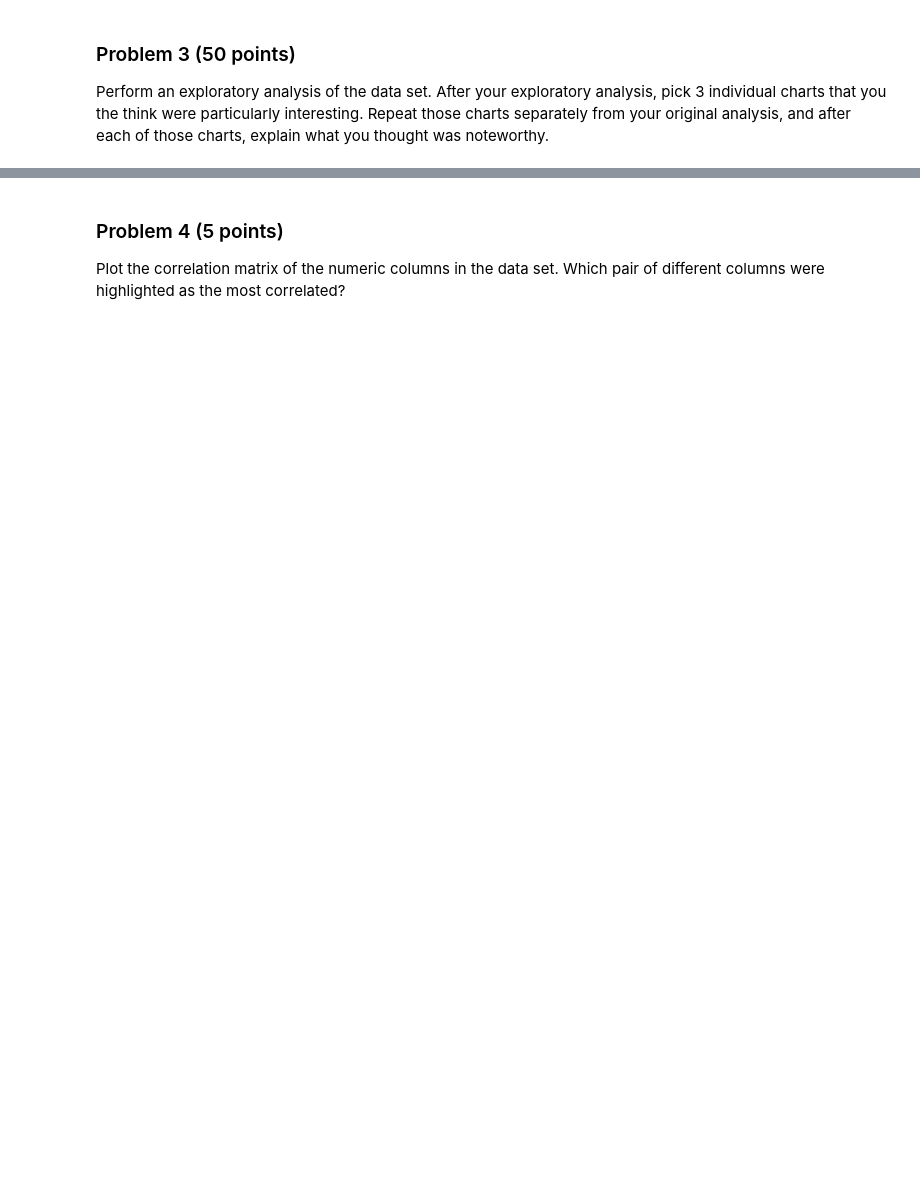
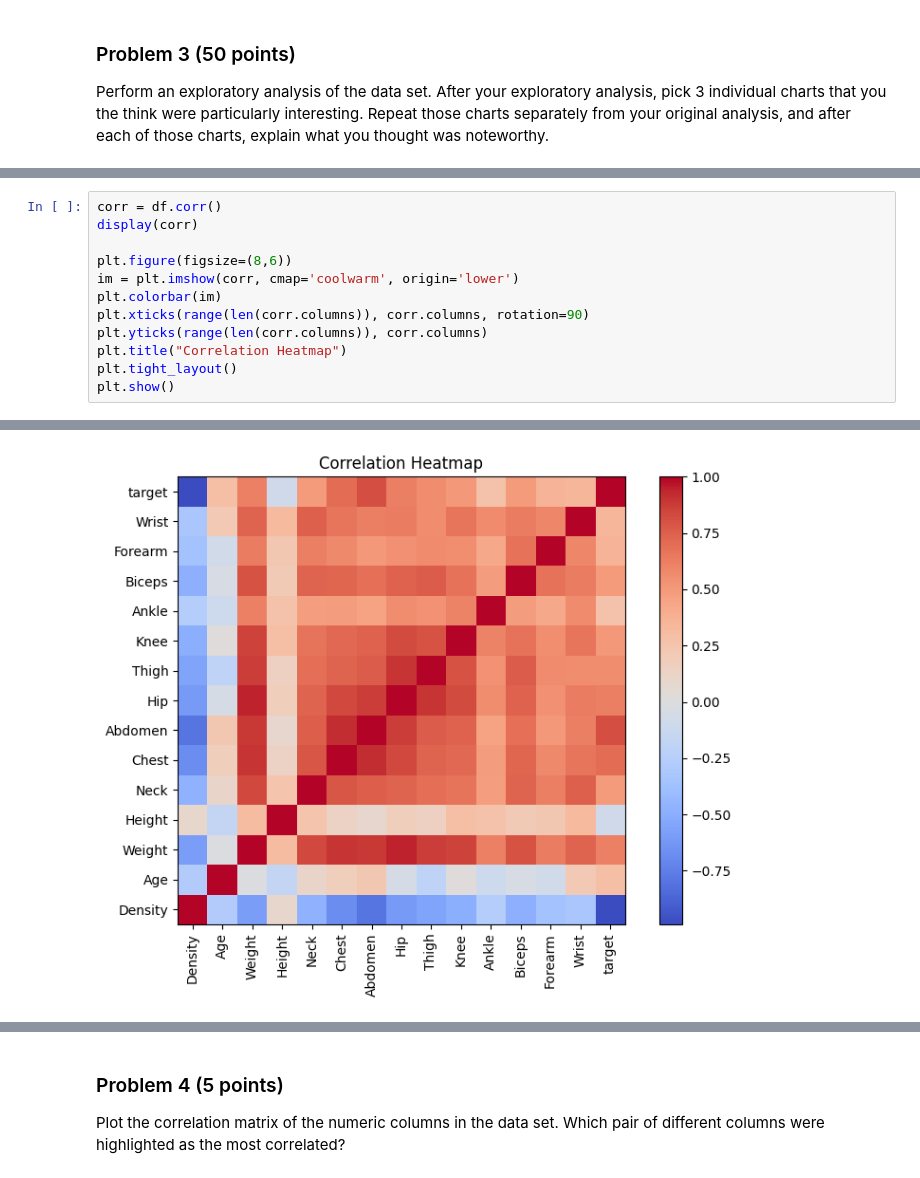
Before and after one commit to nmaldon1/dx602-final-project, a Jupyter notebook: project.ipynb, the cells around one changed output, grey strips where cells are left out. Saved outputs shown, nothing was run; the diff lists cells and outputs as text; blank space fills up the shorter version.

```diff
--- a/project.ipynb
+++ b/project.ipynb
@@ -130,0 +199,13 @@ YOUR ANSWERS HERE
+# %%
+corr = df.corr()
+display(corr)
+
+plt.figure(figsize=(8,6))
+im = plt.imshow(corr, cmap='coolwarm', origin='lower')
+plt.colorbar(im)
+plt.xticks(range(len(corr.columns)), corr.columns, rotation=90)
+plt.yticks(range(len(corr.columns)), corr.columns)
+plt.title("Correlation Heatmap")
+plt.tight_layout()
+plt.show()
+# %% [output]
@@ -130,0 +228 @@ YOUR ANSWERS HERE
+[figure, added]
```
Also changed, not shown: parts of 41 cells of this notebook.
